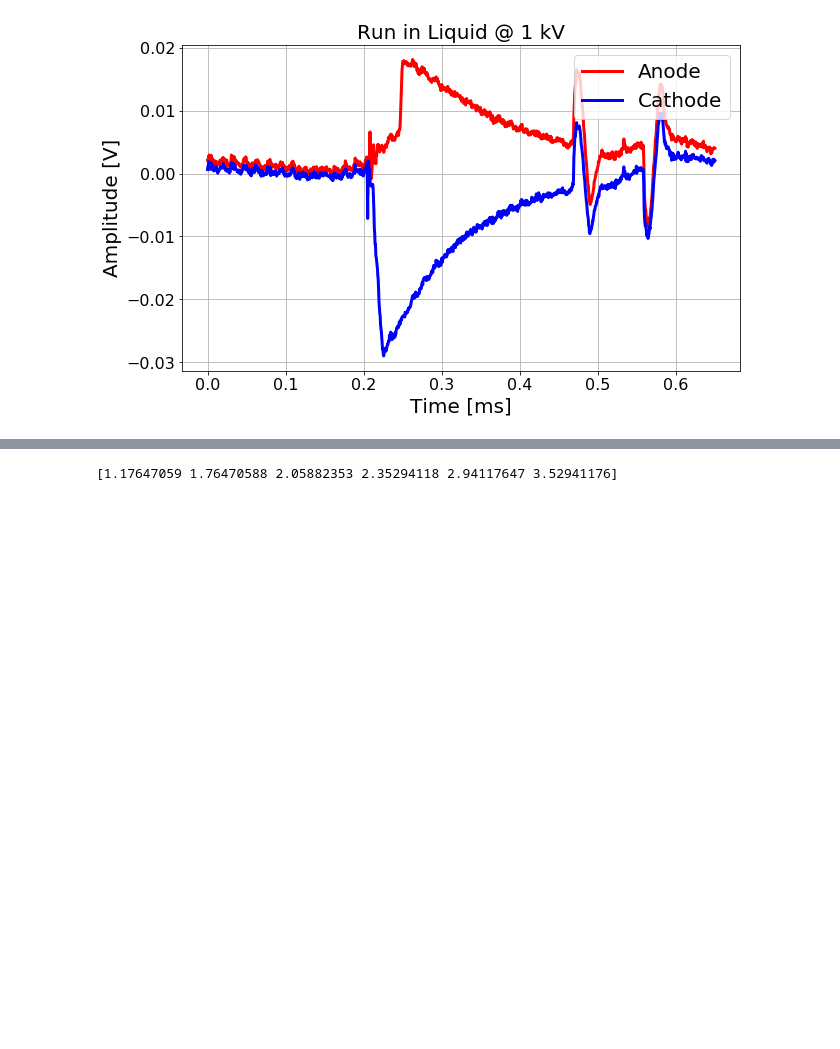
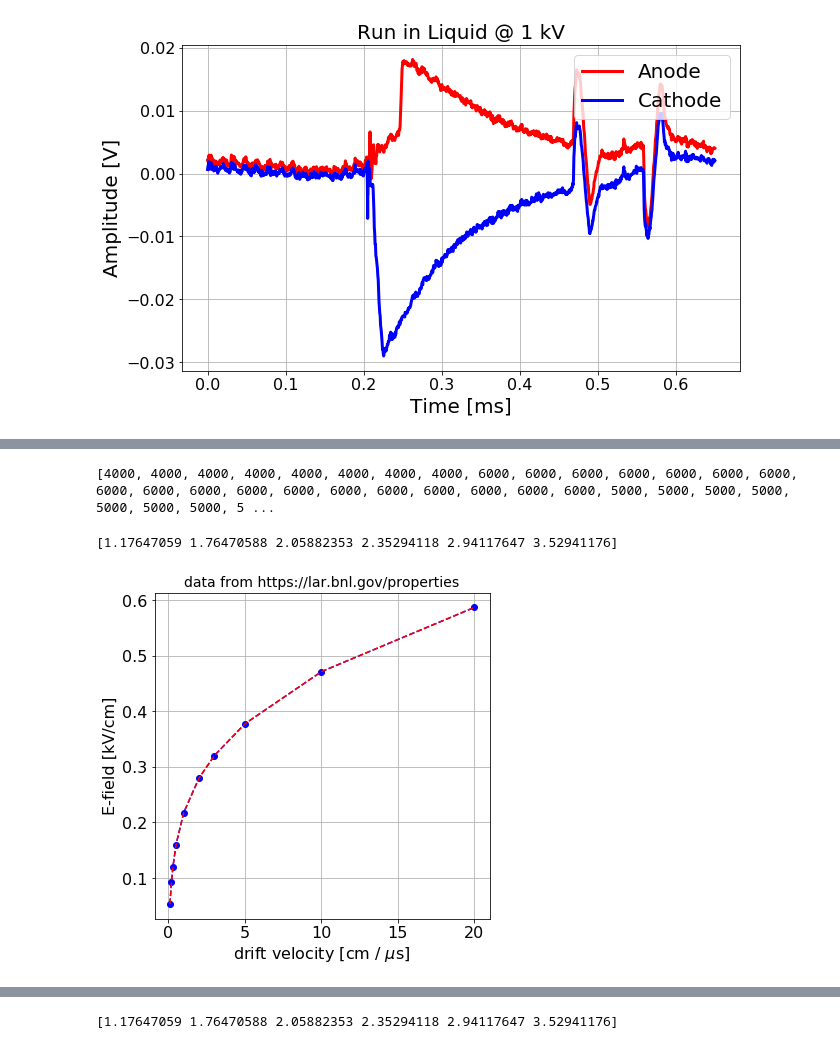
Before and after one commit to davidc1/PrM, a Jupyter notebook: WFdisplay.ipynb, the cells around one changed output, grey strips where cells are left out. Cells and saved outputs as stored; diff of their text form; code cells hidden in the pictures; blank space fills up the shorter version.

```diff
--- a/WFdisplay.ipynb
+++ b/WFdisplay.ipynb
@@ -500,0 +713,35 @@ min cathode : -0.033
+# %%
+print (voltage_v)
+# %% [output]
+[4000, 4000, 4000, 4000, 4000, 4000, 4000, 4000, 6000, 6000, 6000, 6000, 6000, 6000, 6000, 6000, 6000, 6000, 6000, 6000, 6000, 6000, 6000, 6000, 6000, 6000, 5000, 5000, 5000, 5000, 5000, 5000, 5000, 5 ...
+# %%
+from scipy import interpolate
+
+FIELD_V = [0.1,0.2,0.3,0.5,1.0,2.0,3.0,5.0,10.,20]
+VEL_V = [0.0533,0.0922,0.1206,0.1601,0.2175,0.2797,0.320,0.3773,0.4710,0.5865]
+
+
+fig = plt.figure(figsize=(6,6))
+field_v = np.array([2,3,3.5,4,5,6])
+dist = 1.7 # cm
+VperCM = field_v/dist
+print field_v/dist
+drift_v = [0.2405,0.2794,0.2946,0.3081,0.3315,0.3514]
+#plt.plot(VperCM,drift_v,'bo--')
+plt.plot(FIELD_V,VEL_V,'bo--')
+
+#func = interpolate.interp1d(VperCM,drift_v)
+#xvals = np.arange(VperCM[0],VperCM[-1],0.1)
+func2 = interpolate.interp1d(FIELD_V,VEL_V)
+xvals = np.arange(FIELD_V[0],FIELD_V[-1],0.01)
+yvals = func2(xvals)
+plt.plot(xvals,yvals,'r--')
+
+plt.grid()
+plt.ylabel('E-field [kV/cm]')
+plt.xlabel(r'drift velocity [cm / $\mu$s]')
+plt.title('data from https://lar.bnl.gov/properties',fontsize=14)
+plt.show()
+# %% [output]
+[1.17647059 1.76470588 2.05882353 2.35294118 2.94117647 3.52941176]
+[figure, added]
```
Also changed, not shown: parts of 12 cells of this notebook, 2 other files.
